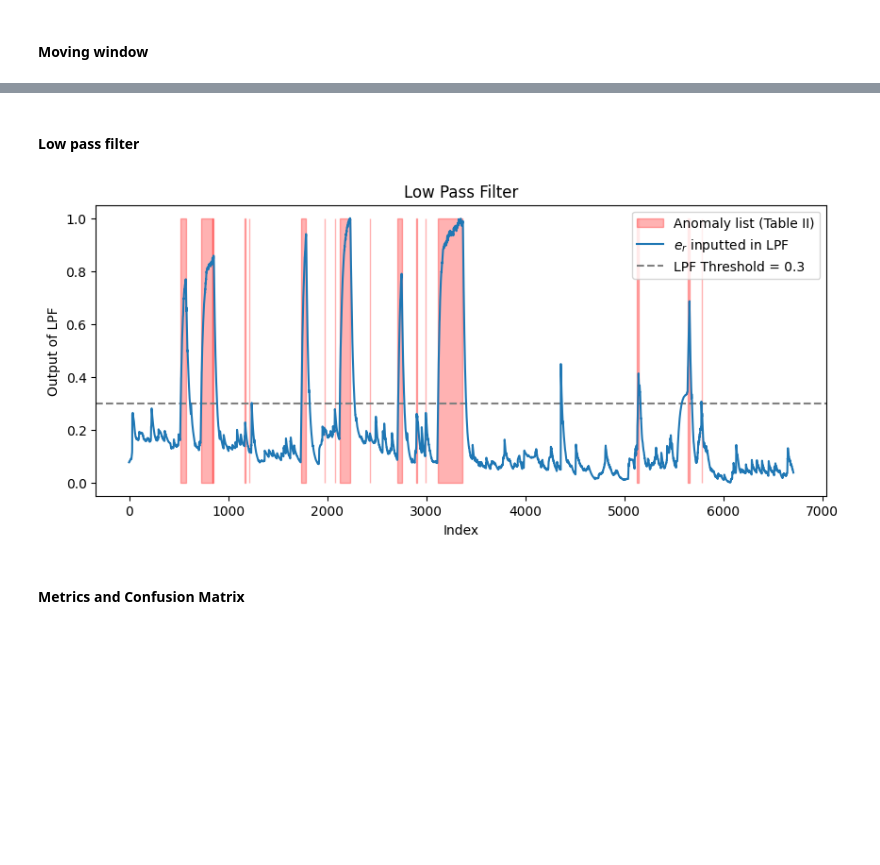
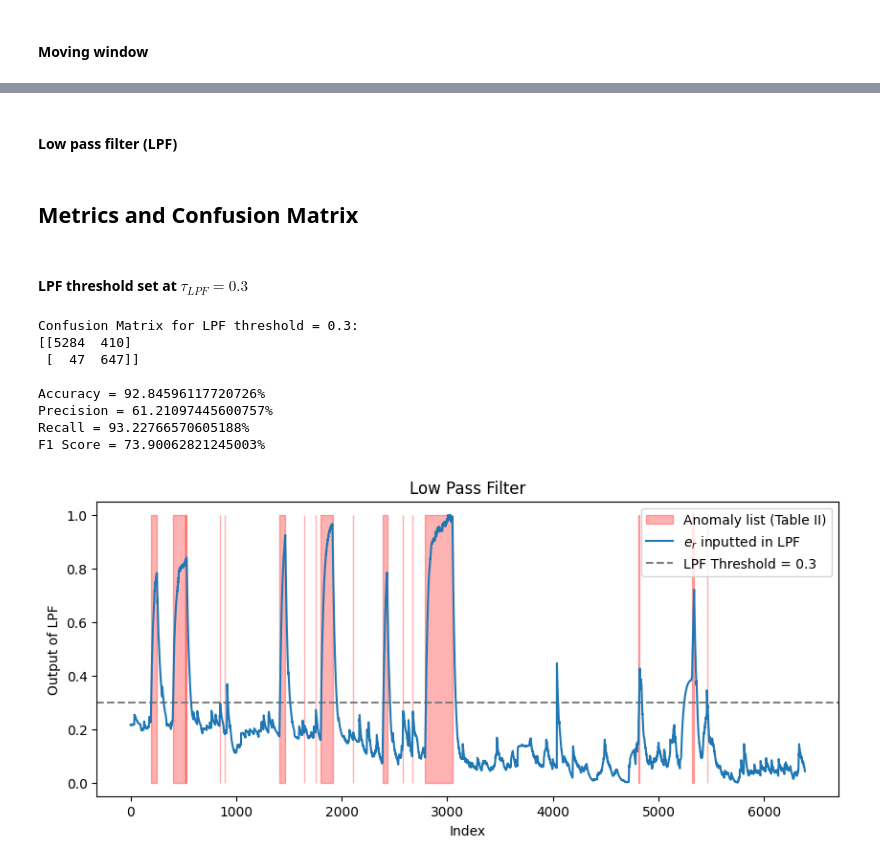
Before and after one commit to joaotiago-dias/metro_porto, a Jupyter notebook: Porto_SAE_window_v2.ipynb, the cells around one changed output, grey strips where cells are left out. Cells and saved outputs as stored; diff of their text form; code cells hidden in the pictures; blank space fills up the shorter version.

```diff
--- a/Porto_SAE_window_v2.ipynb
+++ b/Porto_SAE_window_v2.ipynb
@@ -462,2 +501,2 @@ plt.show()
 # %% [markdown]
-#### Low pass filter
+#### Low pass filter (LPF)
@@ -464,36 +516,57 @@ plt.show()
+# %% [markdown]
+## Metrics and Confusion Matrix
+# %% [markdown]
+#### LPF threshold set at $\tau_{LPF}=0.3$
 # %%
-# Initialize the MinMaxScaler
-scaler = MinMaxScaler()
-
-# Reshape test_loss to a 2D array and fit and transform it
-test_loss_normalized = scaler.fit_transform(np.array(test_loss).reshape(-1, 1)).flatten()
-
-def low_pass_filter(data, alpha):
-    y = np.zeros_like(data)
-    y[0] = data[0]
-    for i in range(1, len(data)):
-        y[i] = y[i-1] + alpha * (data[i] - y[i-1])
-    return y
-
 # Example usage
 alpha = 0.04  # You can adjust this hyperparameter
 lpf_output = low_pass_filter(test_loss_normalized, alpha)
 lpf_output_normalized = scaler.fit_transform(np.array(lpf_output).reshape(-1, 1)).flatten()
 lpf_threshold = 0.3
+aux_index = next(i for i, ts in enumerate(timestamps) if ts > timestamps[2954]+pd.Timedelta(days=time_delta))
+final_preds = []
+
+
+for i in lpf_output_normalized:
+    if i >= lpf_threshold:
+        final_preds.append(1)
+    else:
+        final_preds.append(0)
+
+# Ensure both lists are binary and have the same data type
+anomaly_list_binary = np.array(anomaly_list[next(i for i, ts in enumerate(timestamps) if ts > timestamps[2954]+pd.Timedelta(days=time_delta)):], dtype=int)
+
+# Generate the confusion matrix
+cm = confusion_matrix(anomaly_list_binary, final_preds)
+
+print("Confusion Matrix for LPF threshold = 0.3:")
+print(f"{cm}\n")
+
+print("Accuracy = {}%".format(100*accuracy_score(anomaly_list_binary, final_preds)))
+print("Precision = {}%".format(100*precision_score(anomaly_list_binary, final_preds, pos_label=1)))
+print("Recall = {}%".format(100*recall_score(anomaly_list_binary, final_preds, pos_label=1)))
+print("F1 Score = {}%".format(100*f1_score(anomaly_list_binary, final_preds, pos_label=1)))
+
 
 # Plot the original and filtered data
 plt.figure(figsize=(10, 4))
-plt.fill_between(range(len(anomaly_list[index_apr:])), 0, 1, where=np.array(anomaly_list[index_apr:]) == 1, color='red', alpha=0.3, label='Anomaly list (Table II)')
+plt.fill_between(range(len(anomaly_list[aux_index:])), 0, 1, where=np.array(anomaly_list[aux_index:]) == 1, color='red', alpha=0.3, label='Anomaly list (Table II)')
 plt.axhline(y=lpf_threshold, color='gray', linestyle='--')
 plt.plot(lpf_output_normalized, label="$e_r$ inputted in LPF", linestyle='-')
 custom_legend = [Line2D([0], [0], color='gray', linestyle='--', label=f"LPF Threshold = {lpf_threshold}")]
 plt.legend(handles=plt.gca().get_legend_handles_labels()[0] + custom_legend, loc='upper right')
 plt.title('Low Pass Filter')
 #plt.ylim(0,0.11)
 plt.xlabel('Index')
 plt.ylabel('Output of LPF')
 plt.show()
 # %% [output]
+Confusion Matrix for LPF threshold = 0.3:
+[[5284  410]
+ [  47  647]]
+
+Accuracy = 92.84596117720726%
+Precision = 61.21097445600757%
+Recall = 93.22766570605188%
+F1 Score = 73.90062821245003%
-[figure, old version]
+[figure, new version]
-# %% [markdown]
-#### Metrics and Confusion Matrix
```
Also changed, not shown: parts of 11 cells of this notebook.
